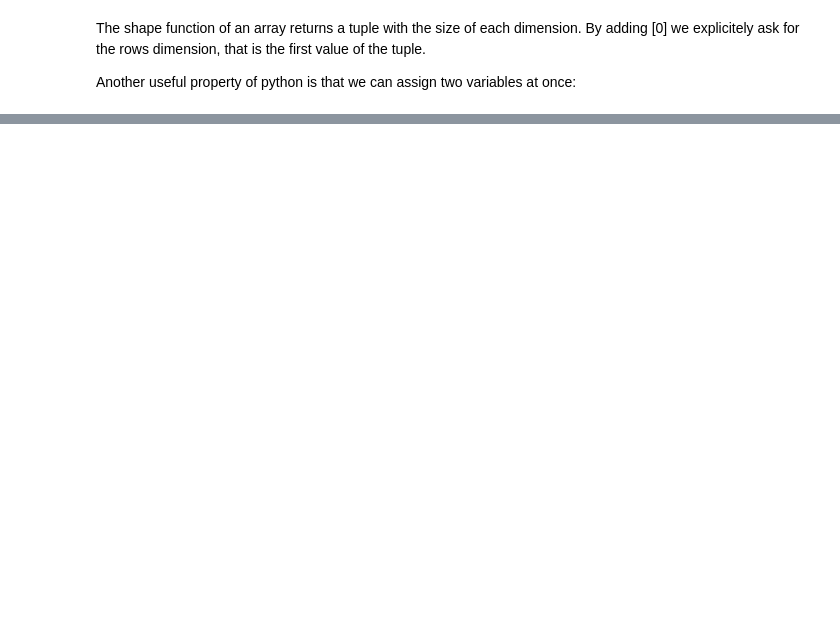
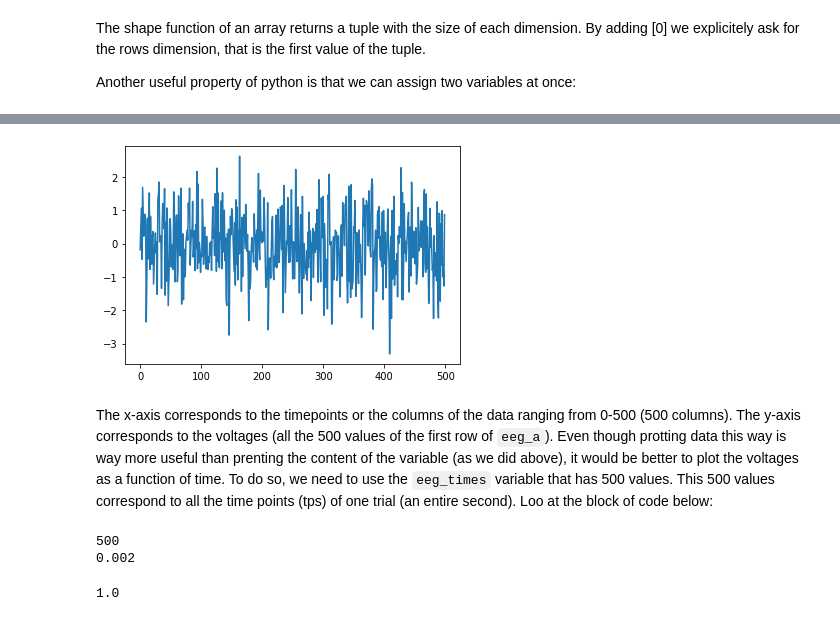
Before and after one commit to christinadelta/Intro_EEG_Analyses_WithPy, a Jupyter notebook: introduction_to_ERPs .ipynb, the cells around one changed output, grey strips where cells are left out. Saved outputs shown, nothing was run; the diff lists cells and outputs as text; code cells hidden in the pictures; blank space fills up the shorter version.

````diff
--- a/introduction_to_ERPs .ipynb
+++ b/introduction_to_ERPs .ipynb
@@ -116,0 +165,19 @@ Do you understand why? If not, look [here](https://note.nkmk.me/en/python-tuple-
+# %%
+plt.plot(eeg_a[0]) # we want the entire trial one
+save_file = os.path.join(root_dir, 'figures', f'plot_cond1.png')
+plt.savefig(save_file)
+# %% [output]
+[figure, added]
+# %% [markdown]
+The x-axis corresponds to the timepoints or the columns of the data ranging from 0-500 (500 columns). The y-axis corresponds to the voltages (all the 500 values of the first row of ```eeg_a```). Even though protting data this way is way more useful than prenting the content of the variable (as we did above), it would be better to plot the voltages as a function of time. To do so, we need to use the ```eeg_times``` variable that has 500 values. This 500 values correspond to all the time points (tps) of one trial (an entire second). Loo at the block of code below:
+# %%
+print(len(eeg_times)) # length of the time variable
+print(eeg_times[1] - eeg_times[0]) # check the sampling interval
+
+# also print..
+eeg_times[0] # the first tp
+eeg_times[-1] # the last tp
+# %% [output]
+500
+0.002
+1.0
````
Also changed, not shown: parts of 16 cells of this notebook.
